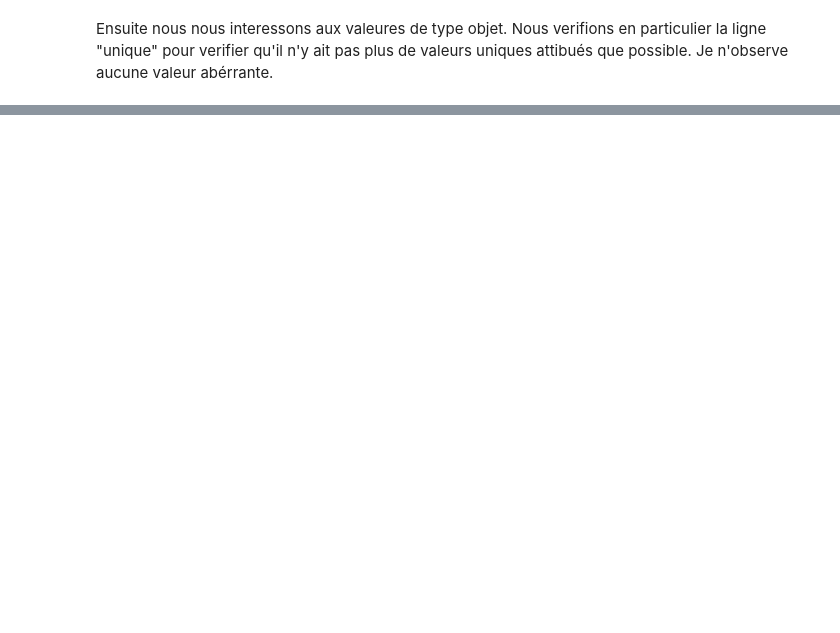
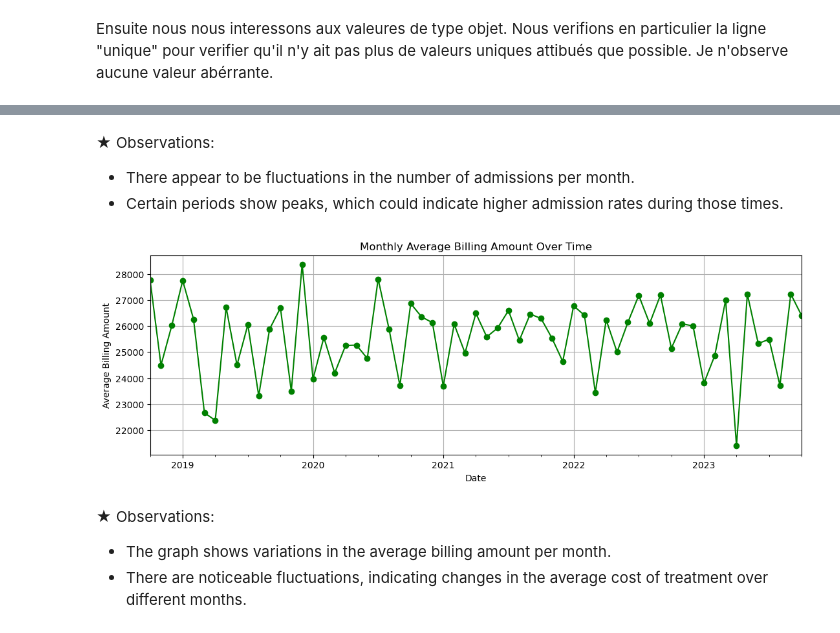
Before and after one commit to nassimlamnini/Healthcare_analysis, a Jupyter notebook: Healthcare_Project.ipynb, the cells around one changed output, grey strips where cells are left out. Drawn from its saved outputs; the diff is of its cells as text; code cells hidden in the pictures; blank space fills up the shorter version.

```diff
--- a/Healthcare_Project.ipynb
+++ b/Healthcare_Project.ipynb
@@ -199,0 +321,20 @@ Je n'observe aucune valeur abérrante.
+# %% [markdown]
+★ Observations:
+- There appear to be fluctuations in the number of admissions per month.
+- Certain periods show peaks, which could indicate higher admission rates during those times.
+# %%
+monthly_billing_avg = time_series_data['Billing Amount'].resample('M').mean()
+
+# Plotting the trends in average billing amounts over time
+plt.figure(figsize=(13, 4))
+monthly_billing_avg.plot(title='Monthly Average Billing Amount Over Time', color='green', marker='o')
+plt.xlabel('Date')
+plt.ylabel('Average Billing Amount')
+plt.grid(True)
+plt.show()
+# %% [output]
+[figure, added]
+# %% [markdown]
+★ Observations:
+- The graph shows variations in the average billing amount per month.
+- There are noticeable fluctuations, indicating changes in the average cost of treatment over different months.
```
Also changed, not shown: parts of 31 cells of this notebook.
